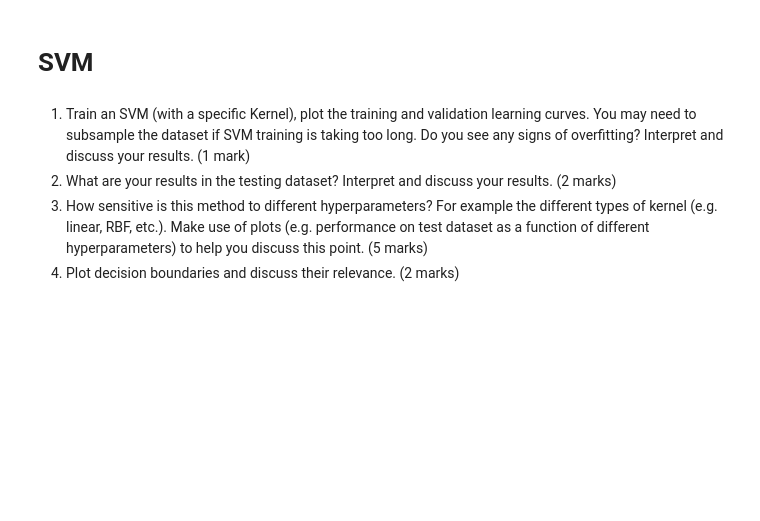
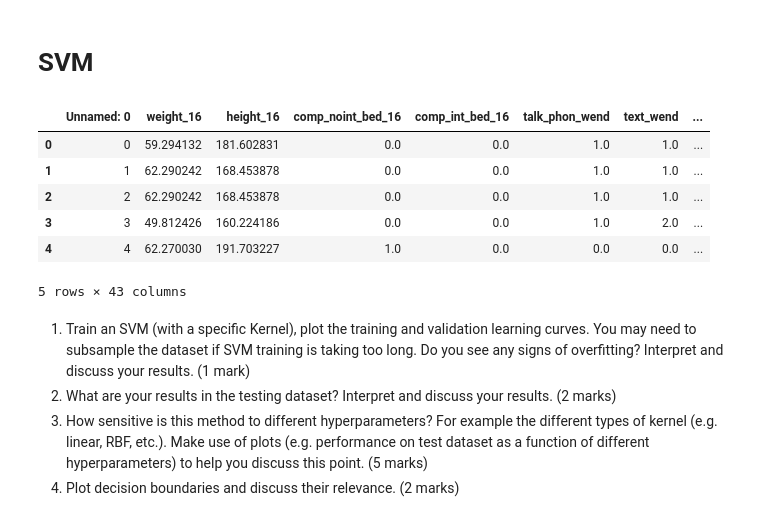
Before and after one commit to kkadzielna/project_14, a Jupyter notebook: SVM.ipynb, the cells around one changed output. Cells and saved outputs as stored; diff of their text form; code cells hidden in the pictures; blank space fills up the shorter version.

```diff
--- a/SVM.ipynb
+++ b/SVM.ipynb
@@ -21,6 +22,16 @@ data3.head()
 data4 = pd.read_csv("imputed_dataset_4.csv", engine='python')
 data4.head()
 data5 = pd.read_csv("imputed_dataset_5.csv", engine='python')
+# %%
+data5.head()
+# %% [output]
+|  | Unnamed: 0 | weight_16 | height_16 | comp_noint_bed_16 | comp_int_bed_16 | talk_phon_wend | text_wend | ... |
+| 0 | 0 | 59.294132 | 181.602831 | 0.0 | 0.0 | 1.0 | 1.0 | ... |
+| 1 | 1 | 62.290242 | 168.453878 | 0.0 | 0.0 | 1.0 | 1.0 | ... |
+| 2 | 2 | 62.290242 | 168.453878 | 0.0 | 0.0 | 1.0 | 1.0 | ... |
+| 3 | 3 | 49.812426 | 160.224186 | 0.0 | 0.0 | 1.0 | 2.0 | ... |
+| 4 | 4 | 62.270030 | 191.703227 | 1.0 | 0.0 | 0.0 | 0.0 | ... |
+5 rows × 43 columns
 # %% [markdown]
 1. Train an SVM (with a specific Kernel), plot the training and validation learning curves. You may need to subsample the dataset if SVM training is taking too long. Do you see any signs of overfitting? Interpret and discuss your results. (1 mark)
 2. What are your results in the testing dataset? Interpret and discuss your results. (2 marks)
```
Also changed, not shown: parts of 35 cells of this notebook.
